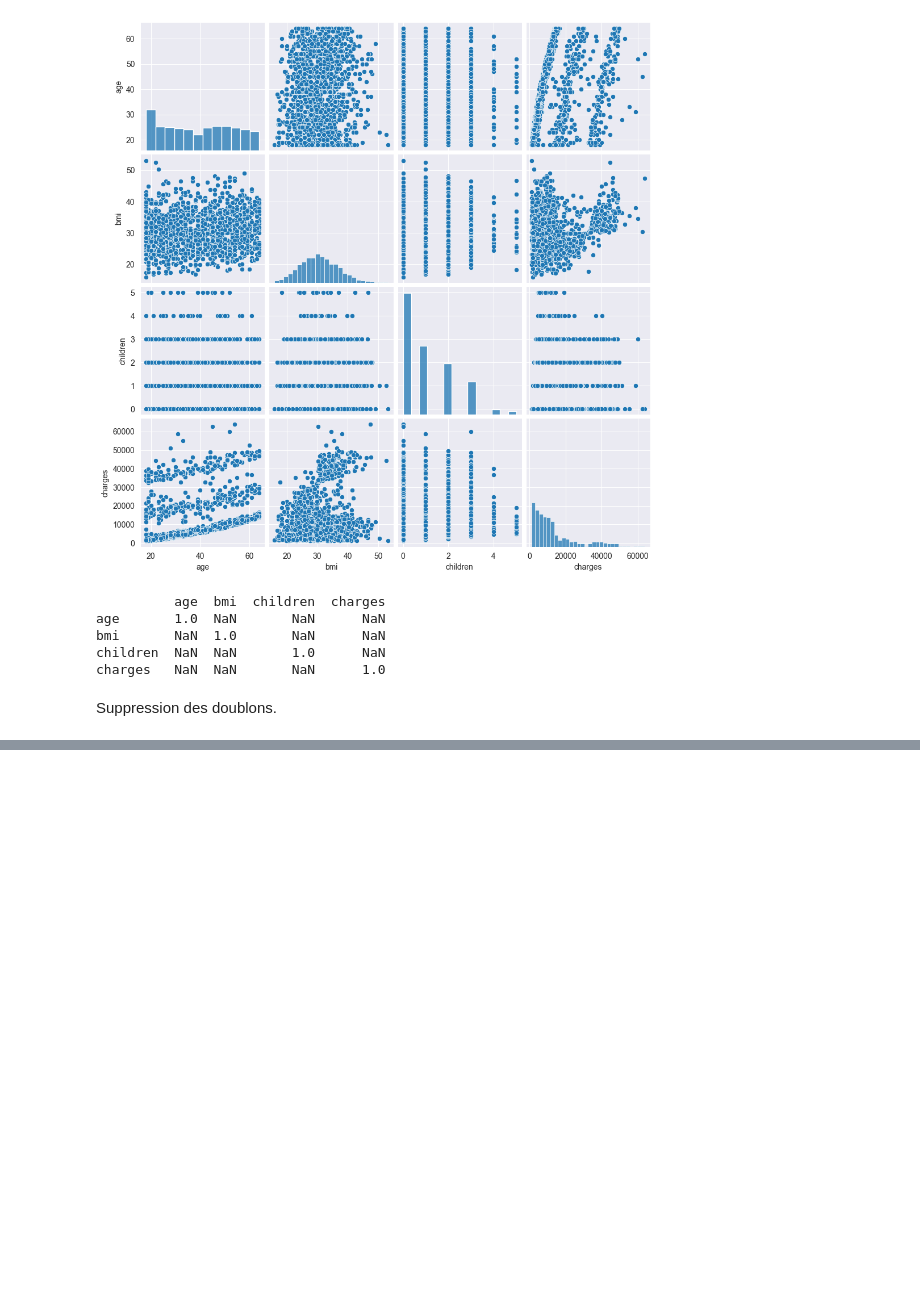
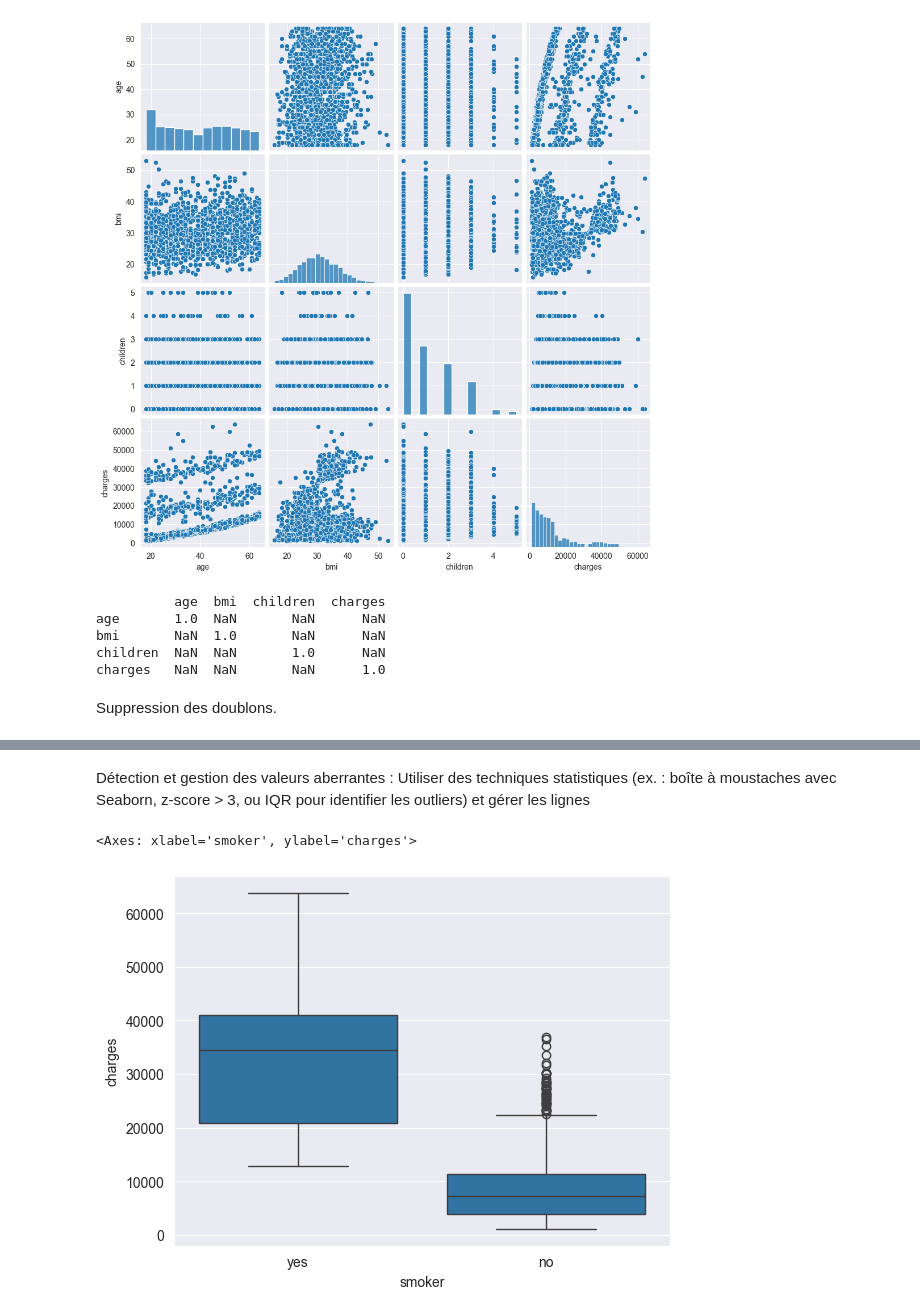
Before and after one commit to YounessBoumeshouli/Assurance_Pred, a Jupyter notebook: main.ipynb, the cells around one changed output, grey strips where cells are left out. Cells and saved outputs as stored; diff of their text form; code cells hidden in the pictures; blank space fills up the shorter version.

Commit message:
PRED-12 Tâche 3 : Prétraitement des données:Détection et gestion des valeurs aberrantes.

```diff
--- a/main.ipynb
+++ b/main.ipynb
@@ -241,0 +242,9 @@ Nombre de doublons : 0
+# %% [markdown]
+Détection et gestion des valeurs aberrantes : Utiliser des techniques statistiques (ex. : boîte à moustaches avec Seaborn, z-score > 3, ou IQR pour identifier les outliers) et gérer les lignes
+# %%
+import seaborn
+
+seaborn.boxplot(y =df['charges'] ,x = df['smoker'] )
+# %% [output]
+<Axes: xlabel='smoker', ylabel='charges'>
+[figure, added]
```
Also changed, not shown: parts of 2 cells of this notebook.
